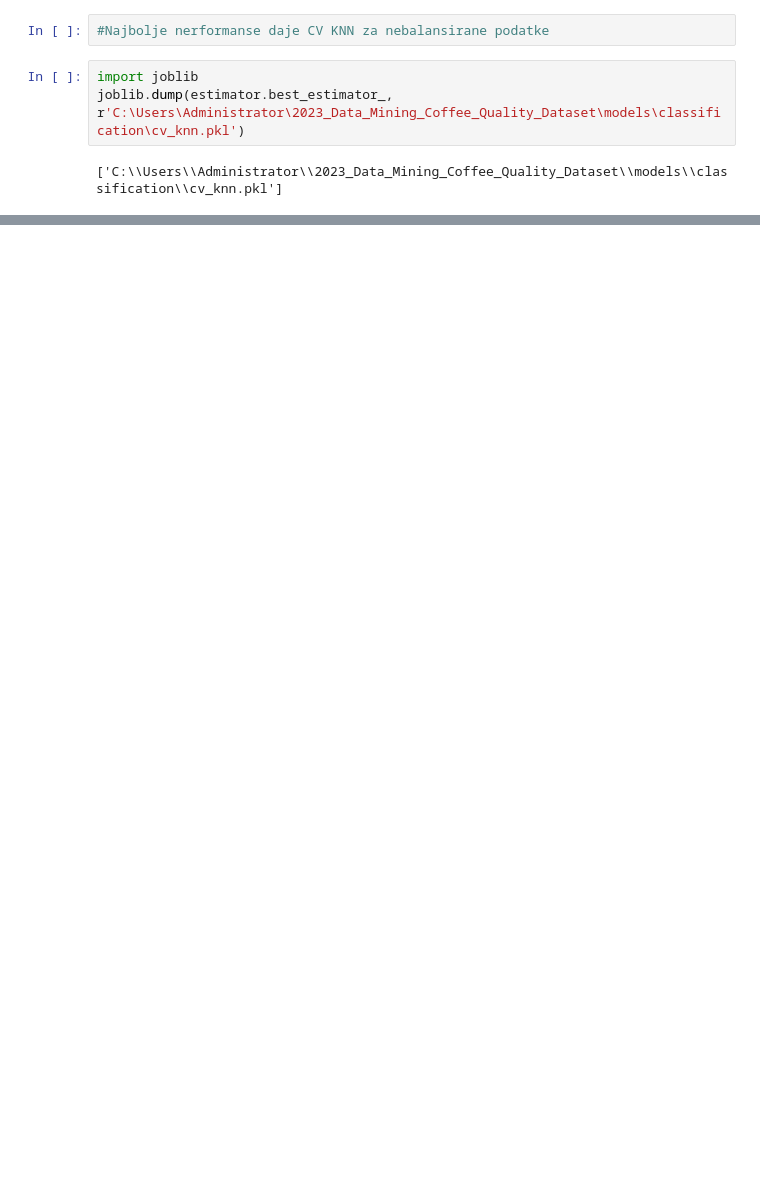
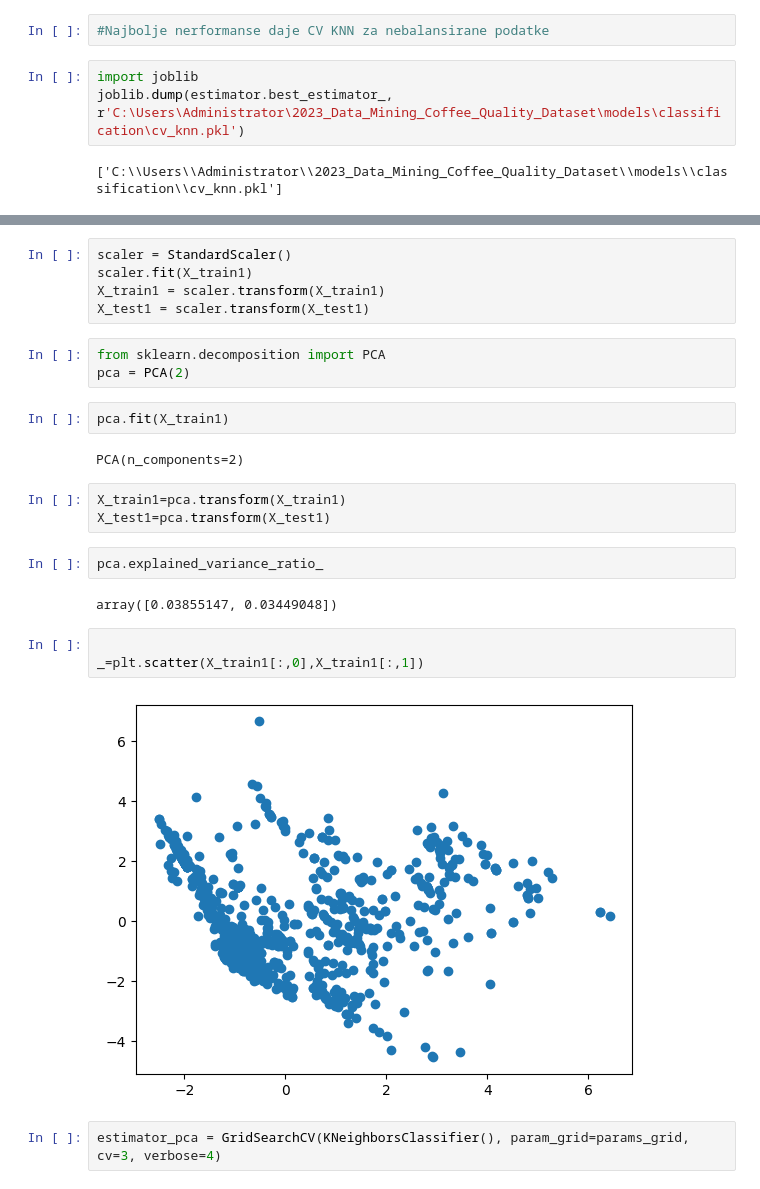
Before and after one commit to MATF-istrazivanje-podataka-1/2023_Data_Mining_Coffee_Quality_Dataset, a Jupyter notebook: models/classification/KNN.ipynb, the cells around one changed output, grey strips where cells are left out. Cells and saved outputs as stored; diff of their text form; blank space fills up the shorter version.

```diff
--- a/models/classification/KNN.ipynb
+++ b/models/classification/KNN.ipynb
@@ -665,0 +680,26 @@ joblib.dump(estimator.best_estimator_, r'C:\Users\Administrator\2023_Data_Mining
+# %%
+scaler = StandardScaler()
+scaler.fit(X_train1)
+X_train1 = scaler.transform(X_train1)
+X_test1 = scaler.transform(X_test1)
+# %%
+from sklearn.decomposition import PCA
+pca = PCA(2)
+# %%
+pca.fit(X_train1)
+# %% [output]
+PCA(n_components=2)
+# %%
+X_train1=pca.transform(X_train1)
+X_test1=pca.transform(X_test1)
+# %%
+pca.explained_variance_ratio_
+# %% [output]
+array([0.03855147, 0.03449048])
+# %%
+
+_=plt.scatter(X_train1[:,0],X_train1[:,1])
+# %% [output]
+[figure, added]
+# %%
+estimator_pca = GridSearchCV(KNeighborsClassifier(), param_grid=params_grid, cv=3, verbose=4)
```
Also changed, not shown: parts of 17 cells of this notebook, 3 other files.
